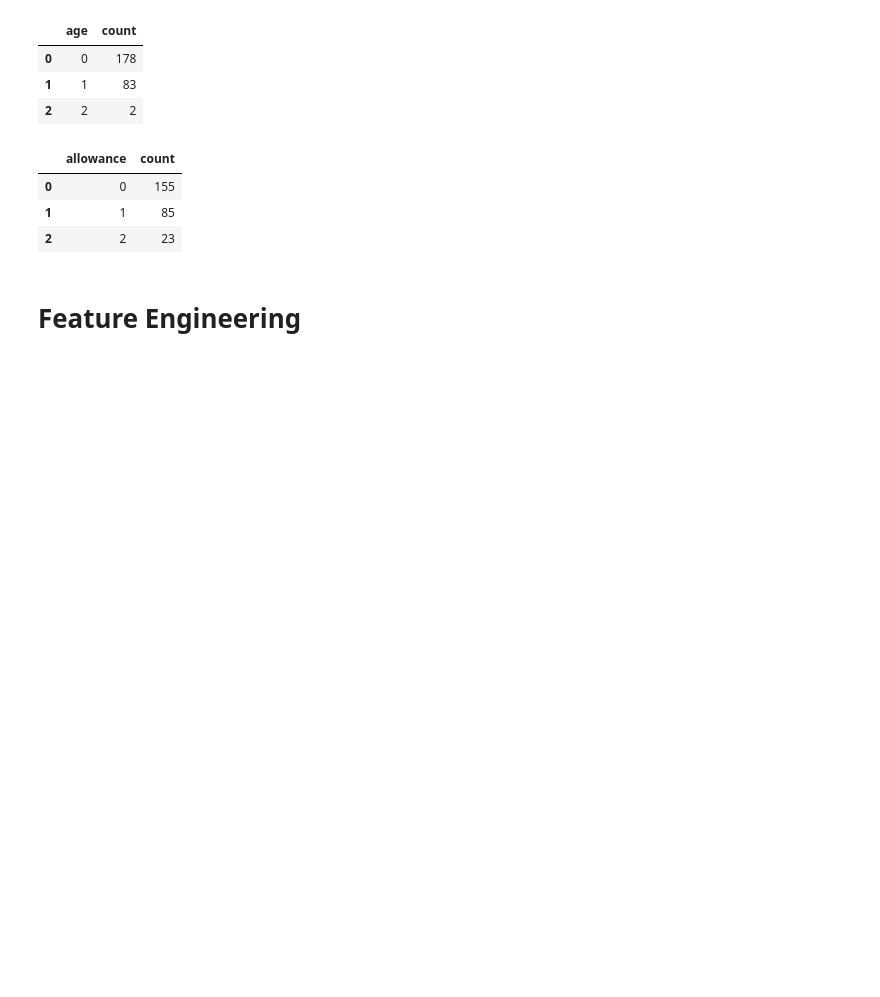
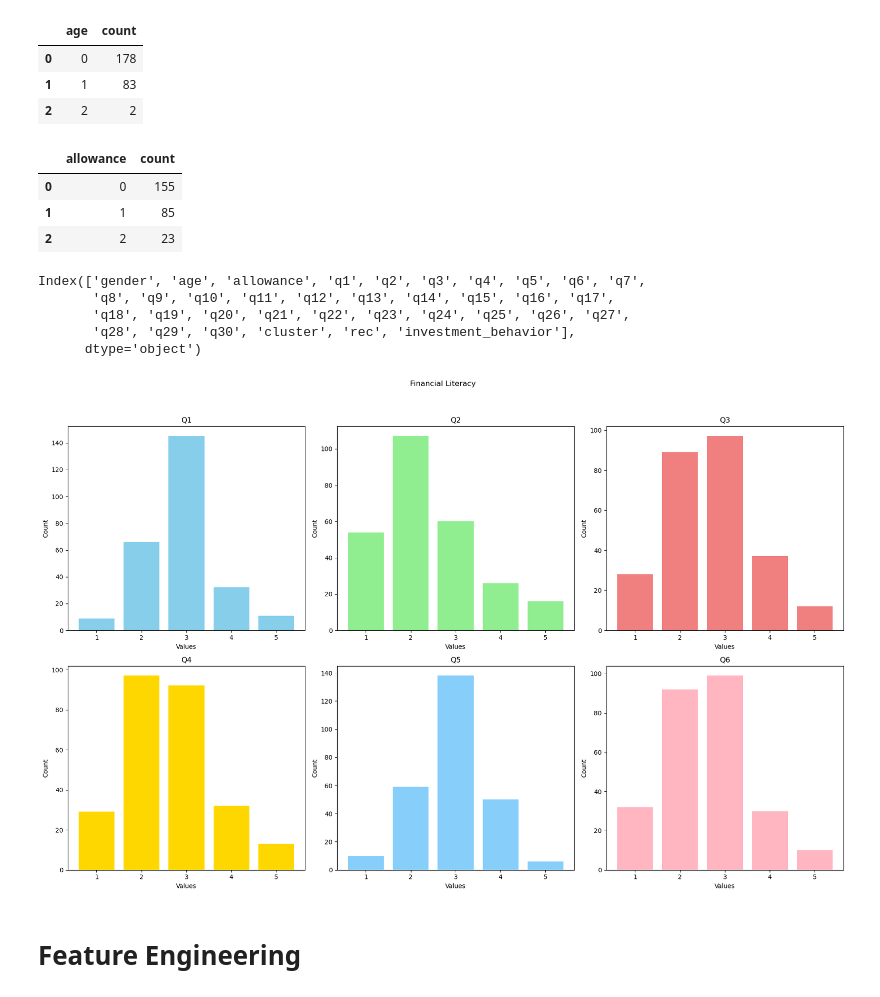
Before and after one commit to FTDS-assignment-bay/p2-final-project-ftds-006-bsd-group-001, a Jupyter notebook: final_project_NLP.ipynb, the cells around one changed output. Saved outputs shown, nothing was run; the diff lists cells and outputs as text; code cells hidden in the pictures; blank space fills up the shorter version.

```diff
--- a/final_project_NLP.ipynb
+++ b/final_project_NLP.ipynb
@@ -423,6 +423,63 @@ df_allowance_based
 | 0 | 0 | 155 |
 | 1 | 1 | 85 |
 | 2 | 2 | 23 |
+# %%
+df.columns
+# %% [output]
+Index(['gender', 'age', 'allowance', 'q1', 'q2', 'q3', 'q4', 'q5', 'q6', 'q7',
+       'q8', 'q9', 'q10', 'q11', 'q12', 'q13', 'q14', 'q15', 'q16', 'q17',
+       'q18', 'q19', 'q20', 'q21', 'q22', 'q23', 'q24', 'q25', 'q26', 'q27',
+       'q28', 'q29', 'q30', 'cluster', 'rec', 'investment_behavior'],
+      dtype='object')
+# %%
+# Get the value counts for each question
+value_counts_q1 = df['q1'].value_counts().sort_index()
+value_counts_q2 = df['q2'].value_counts().sort_index()
+value_counts_q3 = df['q3'].value_counts().sort_index()
+value_counts_q4 = df['q4'].value_counts().sort_index()
+value_counts_q5 = df['q5'].value_counts().sort_index()
+value_counts_q6 = df['q6'].value_counts().sort_index()
+# %%
+# Create subplots
+fig, axs = plt.subplots(2, 3, figsize=(18, 12))
+fig.suptitle('Financial Literacy')
+
+# Plot each question's value counts
+axs[0, 0].bar(value_counts_q1.index, value_counts_q1.values, color='skyblue')
+axs[0, 0].set_title('Q1')
+axs[0, 0].set_xlabel('Values')
+axs[0, 0].set_ylabel('Count')
+
+axs[0, 1].bar(value_counts_q2.index, value_counts_q2.values, color='lightgreen')
+axs[0, 1].set_title('Q2')
+axs[0, 1].set_xlabel('Values')
+axs[0, 1].set_ylabel('Count')
+
+axs[0, 2].bar(value_counts_q3.index, value_counts_q3.values, color='lightcoral')
+axs[0, 2].set_title('Q3')
+axs[0, 2].set_xlabel('Values')
+axs[0, 2].set_ylabel('Count')
+
+axs[1, 0].bar(value_counts_q4.index, value_counts_q4.values, color='gold')
+axs[1, 0].set_title('Q4')
+axs[1, 0].set_xlabel('Values')
+axs[1, 0].set_ylabel('Count')
+
+axs[1, 1].bar(value_counts_q5.index, value_counts_q5.values, color='lightskyblue')
+axs[1, 1].set_title('Q5')
+axs[1, 1].set_xlabel('Values')
+axs[1, 1].set_ylabel('Count')
+
+axs[1, 2].bar(value_counts_q6.index, value_counts_q6.values, color='lightpink')
+axs[1, 2].set_title('Q6')
+axs[1, 2].set_xlabel('Values')
+axs[1, 2].set_ylabel('Count')
+
+# Adjust layout
+plt.tight_layout(rect=[0, 0.03, 1, 0.95])
+plt.show()
+# %% [output]
+[figure, added]
 # %% [markdown]
 # Feature Engineering
 # %% [markdown]
```
